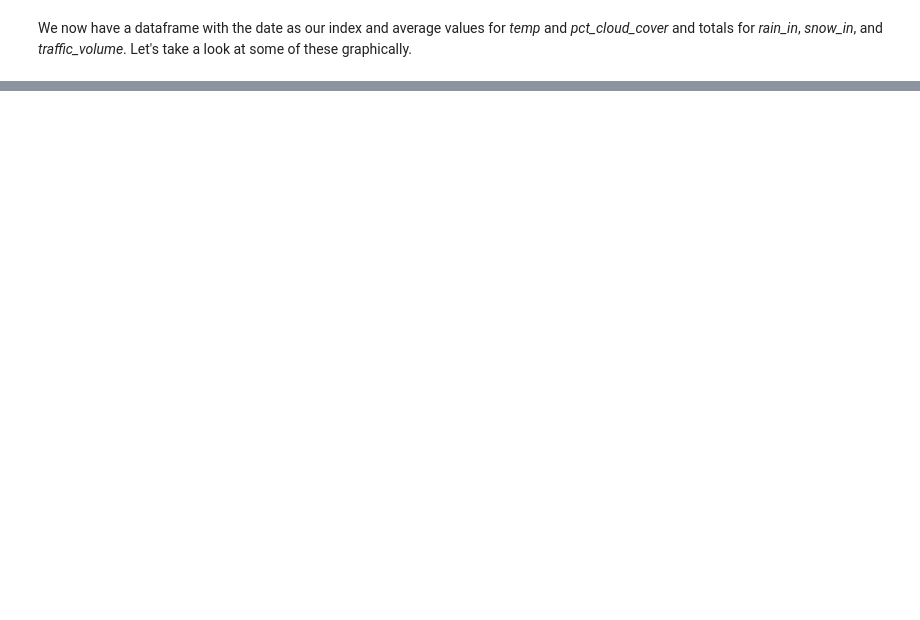
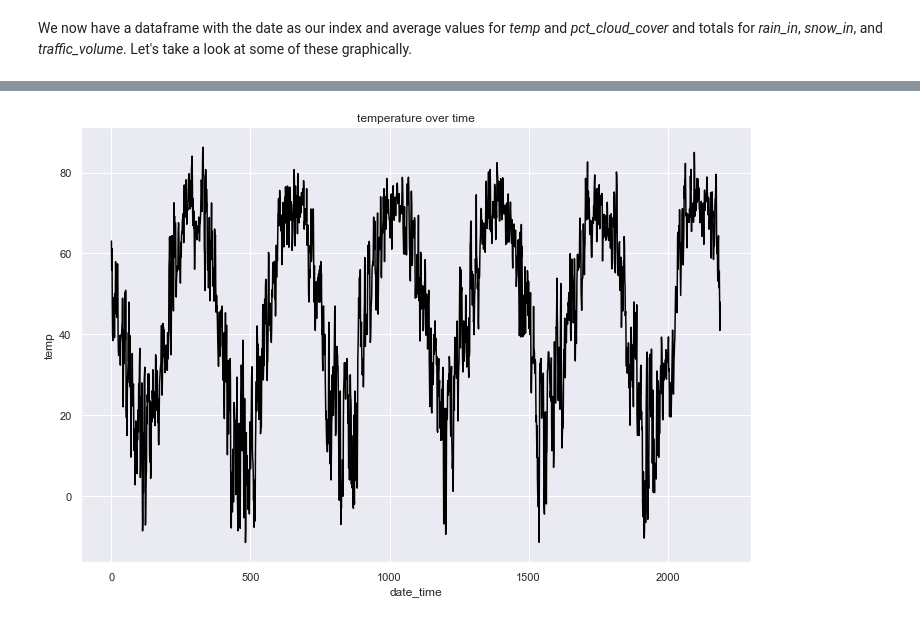
Before and after one commit to pschulk/I-94-Traffic-Volume-Predictions, a Jupyter notebook: EDA Notebook.ipynb, the cells around one changed output, grey strips where cells are left out. Drawn from its saved outputs; the diff is of its cells as text; code cells hidden in the pictures; blank space fills up the shorter version.

```diff
--- a/EDA Notebook.ipynb
+++ b/EDA Notebook.ipynb
@@ -411,0 +536,9 @@ time: 0 ns (started: 2023-04-06 09:06:32 -06:00)
+# %%
+# Converting to datetime value
+df_noaa_fix['DATE'] = pd.to_datetime(df_noaa_fix['DATE'], infer_datetime_format=True)
+
+# Renaming column to match df_daily
+df_noaa_fix.rename(columns={'DATE':'date_time'}, inplace=True)
+
+# Checking results
+df_noaa_fix
@@ -411,0 +571,4 @@ time: 0 ns (started: 2023-04-06 09:06:32 -06:00)
+# %%
+# Merging dataframes
+df_daily = pd.merge(df_daily, df_noaa_fix, on ='date_time', how='left')
+df_daily
@@ -411,0 +590,7 @@ time: 0 ns (started: 2023-04-06 09:06:32 -06:00)
+# %%
+# Replacing null temperature values with values from NOAA
+df_daily.loc[df_daily['temp'].isnull(), 'temp'] = df_daily['TAVG']
+
+# Replacing all rainfall and snowfall values with values from NOAA
+df_daily['snow_in'] = df_daily['SNOW']
+df_daily['rain_in'] = df_daily['PRCP']
@@ -411,0 +610,6 @@ time: 0 ns (started: 2023-04-06 09:06:32 -06:00)
+# %%
+# Dropping unnecessary columns
+df_daily.drop(['PRCP', 'SNOW', 'TAVG'], axis=1, inplace=True)
+
+# Checking results
+df_daily.head()
@@ -411,0 +624,10 @@ time: 0 ns (started: 2023-04-06 09:06:32 -06:00)
+# %%
+# Plotting temp for visual inspection
+fig, ax = plt.subplots(figsize=(12,8))
+plt.plot(df_daily['temp'], color = "black", label='Temp')
+
+ax.set_xlabel('date_time')
+ax.set_ylabel('temp')
+ax.set_title('temperature over time');
+# %% [output]
+[figure, added]
```
Also changed, not shown: parts of 80 cells of this notebook.
